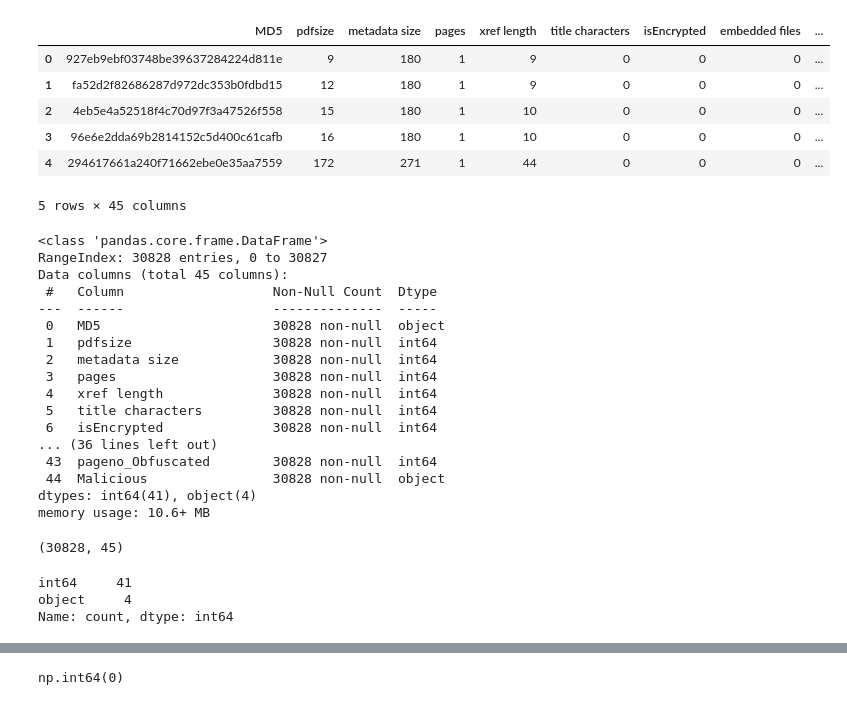
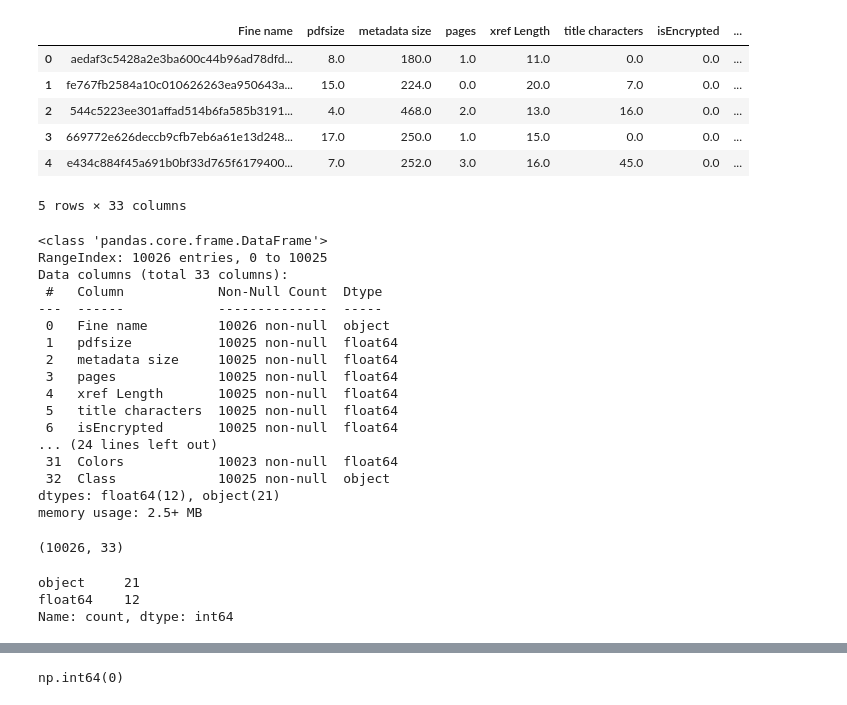
Before and after one commit to HimanS1708/CS658_Project, a Jupyter notebook: Model/pdf_mal.ipynb, the cells around one changed output, grey strips where cells are left out. Cells and saved outputs as stored; diff of their text form; code cells hidden in the pictures.

```diff
--- a/Model/pdf_mal.ipynb
+++ b/Model/pdf_mal.ipynb
@@ -12,50 +12,50 @@ import missingno as msno
 
 %matplotlib inline
 # %%
-df_pdf = pd.read_csv('../Analysis/final.csv')
+df_pdf = pd.read_csv('PDFMalware2022.csv')
 
 # Display first 5 Rows.
 df_pdf.head()
 # %% [output]
-|  | MD5 | pdfsize | metadata size | pages | xref length | title characters | isEncrypted | embedded files | ... |
-| 0 | 927eb9ebf03748be39637284224d811e | 9 | 180 | 1 | 9 | 0 | 0 | 0 | ... |
-| 1 | fa52d2f82686287d972dc353b0fdbd15 | 12 | 180 | 1 | 9 | 0 | 0 | 0 | ... |
-| 2 | 4eb5e4a52518f4c70d97f3a47526f558 | 15 | 180 | 1 | 10 | 0 | 0 | 0 | ... |
-| 3 | 96e6e2dda69b2814152c5d400c61cafb | 16 | 180 | 1 | 10 | 0 | 0 | 0 | ... |
-| 4 | 294617661a240f71662ebe0e35aa7559 | 172 | 271 | 1 | 44 | 0 | 0 | 0 | ... |
+|  | Fine name | pdfsize | metadata size | pages | xref Length | title characters | isEncrypted | ... |
+| 0 | aedaf3c5428a2e3ba600c44b96ad78dfd... | 8.0 | 180.0 | 1.0 | 11.0 | 0.0 | 0.0 | ... |
+| 1 | fe767fb2584a10c010626263ea950643a... | 15.0 | 224.0 | 0.0 | 20.0 | 7.0 | 0.0 | ... |
+| 2 | 544c5223ee301affad514b6fa585b3191... | 4.0 | 468.0 | 2.0 | 13.0 | 16.0 | 0.0 | ... |
+| 3 | 669772e626deccb9cfb7eb6a61e13d248... | 17.0 | 250.0 | 1.0 | 15.0 | 0.0 | 0.0 | ... |
+| 4 | e434c884f45a691b0bf33d765f6179400... | 7.0 | 252.0 | 3.0 | 16.0 | 45.0 | 0.0 | ... |
-5 rows × 45 columns
+5 rows × 33 columns
 # %%
 # Get a brief summary for our PDF dataset.
 df_pdf.info()
 # %% [output]
 <class 'pandas.core.frame.DataFrame'>
-RangeIndex: 30828 entries, 0 to 30827
-Data columns (total 45 columns):
- #   Column                   Non-Null Count  Dtype
----  ------                   --------------  -----
- 0   MD5                      30828 non-null  object
- 1   pdfsize                  30828 non-null  int64
- 2   metadata size            30828 non-null  int64
- 3   pages                    30828 non-null  int64
- 4   xref length              30828 non-null  int64
- 5   title characters         30828 non-null  int64
- 6   isEncrypted              30828 non-null  int64
-... (36 lines left out)
- 43  pageno_Obfuscated        30828 non-null  int64
- 44  Malicious                30828 non-null  object
-dtypes: int64(41), object(4)
-memory usage: 10.6+ MB
+RangeIndex: 10026 entries, 0 to 10025
+Data columns (total 33 columns):
+ #   Column            Non-Null Count  Dtype
+---  ------            --------------  -----
+ 0   Fine name         10026 non-null  object
+ 1   pdfsize           10025 non-null  float64
+ 2   metadata size     10025 non-null  float64
+ 3   pages             10025 non-null  float64
+ 4   xref Length       10025 non-null  float64
+ 5   title characters  10025 non-null  float64
+ 6   isEncrypted       10025 non-null  float64
+... (24 lines left out)
+ 31  Colors            10023 non-null  float64
+ 32  Class             10025 non-null  object
+dtypes: float64(12), object(21)
+memory usage: 2.5+ MB
 # %%
 # Check number of (Columns, Rows) in our dataset.
 df_pdf.shape  #(31 features, 1 Fine Name, 1 Class -> 33)
 # %% [output]
-(30828, 45)
+(10026, 33)
 # %%
 # check data types for our dataset.
 df_pdf.dtypes.value_counts()
 # %% [output]
-int64     41
-object     4
+object     21
+float64    12
 Name: count, dtype: int64
 # %%
 
```
Also changed, not shown: parts of 27 cells of this notebook, 4 other files.
